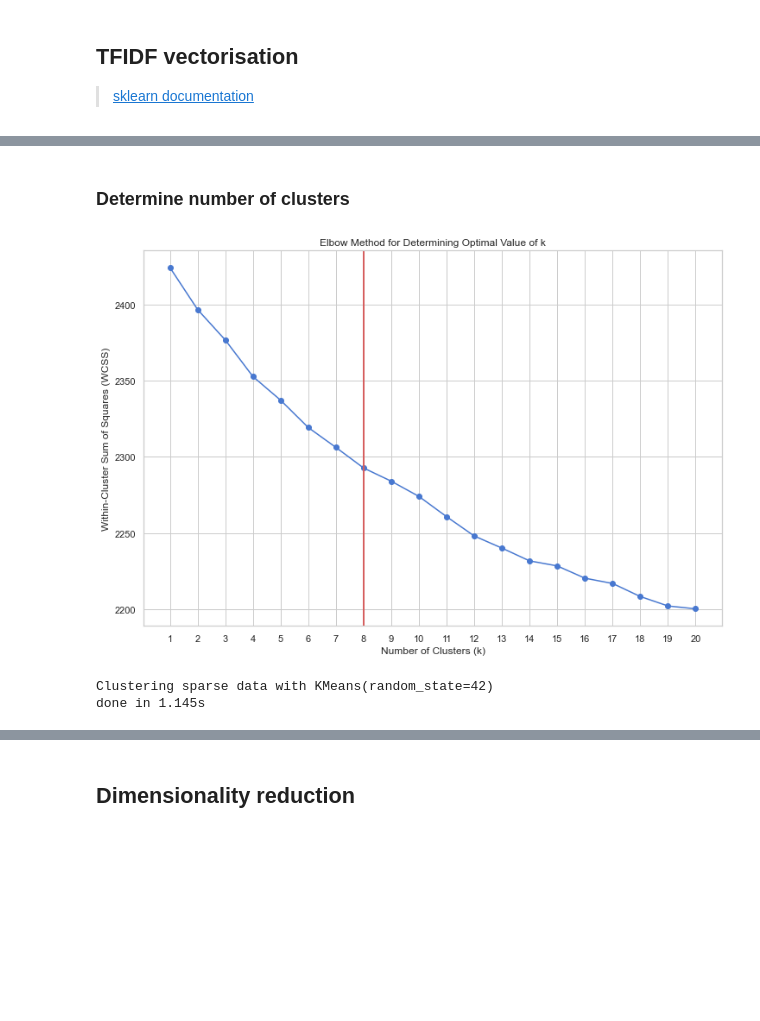
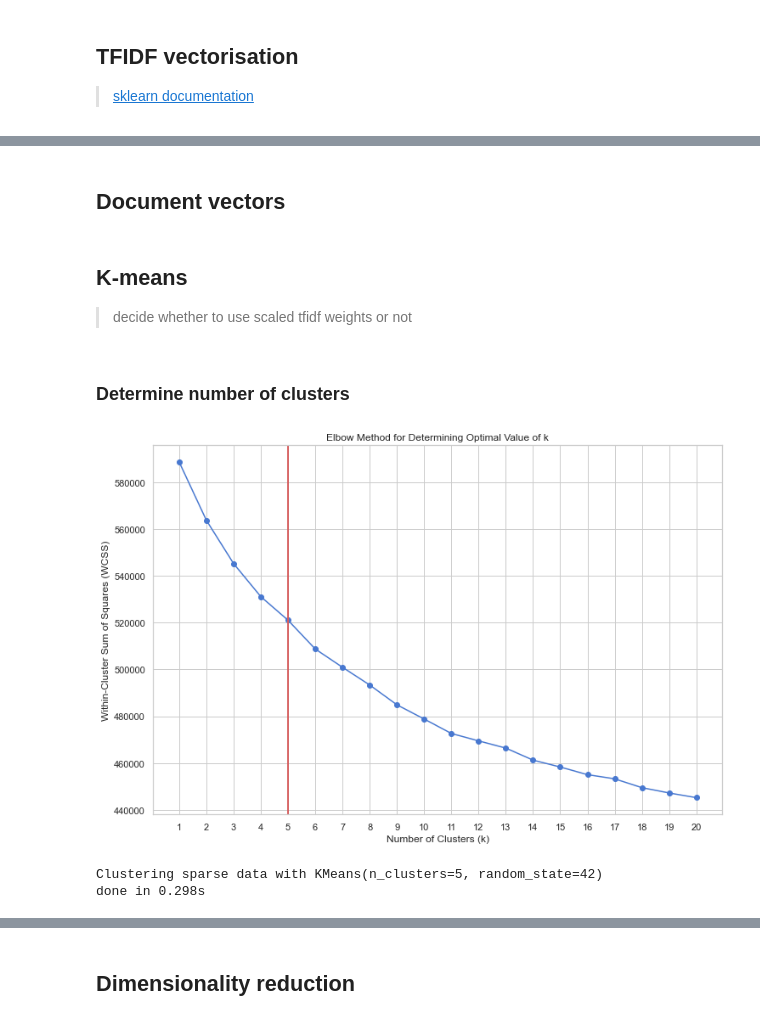
Before and after one commit to James-Leslie/spacy-tutorials, a Jupyter notebook: 3_Rocchio_classifier.ipynb, the cells around one changed output, grey strips where cells are left out. Saved outputs shown, nothing was run; the diff lists cells and outputs as text; code cells hidden in the pictures; blank space fills up the shorter version.

Commit message:
End to end clustering notebook

```diff
--- a/3_Rocchio_classifier.ipynb
+++ b/3_Rocchio_classifier.ipynb
@@ -64,18 +69,22 @@ punctuations = string.punctuation
 def custom_tokenizer(sentence):
 
     # remove newline chars, punctuation
-    exclude = ['\n', '’', *string.punctuation]
+    exclude = ['\n', '^', '[', '*', '-', ']', '’', '“', '”', '—', *string.punctuation]
     sentence = ''.join(ch for ch in sentence if ch not in exclude)
+
+    # remove extra whitespace
+    sentence = ' '.join(sentence.split())
 
     # creating our token object, which is used to create documents with linguistic annotations.
     tokens = nlp(sentence)
 
     # lemmatization, lowercase, strip extra whitespace
     tokens = [ word.lemma_.lower().strip() if word.lemma_ != "-PRON-" else word.lower_ for word in tokens ]
-#     tokens = [ w.lower_ for w in tokens ]
 
     # remove stopwords
     tokens = [ w for w in tokens if w not in stop_words ]
 
     # return preprocessed list of tokens
     return tokens
+# %%
+df['text'] = df['verified_reviews'].apply(lambda x: ' '.join(token for token in custom_tokenizer(x)))
@@ -115,3 +129,12 @@ from sklearn.cluster import KMeans
+# %% [markdown]
+## Document vectors
+# %%
+# get document vectors for each card
+X_vec = np.vstack([i for i in df['text'].apply(lambda x: nlp(x).vector)])
+X_vec = pd.DataFrame(X_vec)
+# %% [markdown]
+## K-means
+> decide whether to use scaled tfidf weights or not
 # %%
 # let's try everything between 1 and 20 clusters
 n_clusters = np.arange(1, 21)
@@ -123,7 +146,8 @@ errors = []
 for k in n_clusters:
     # perform k-means clustering
     km = KMeans(n_clusters=k, n_init=10, max_iter=300, random_state=42)
-    km.fit(X)
+    km.fit(StandardScaler().fit_transform(X_vec))
+#     km.fit(X)
     # measure WCSS
     errors.append(km.inertia_)
 # %% [markdown]
@@ -131,28 +155,28 @@ for k in n_clusters:
 # %%
 plt.figure(figsize=(12,8))
 plt.xlabel('Number of Clusters (k)')
 plt.ylabel('Within-Cluster Sum of Squares (WCSS)')
 plt.title('Elbow Method for Determining Optimal Value of k')
 plt.scatter(n_clusters, errors)
 plt.plot(n_clusters, errors)
 plt.xticks(n_clusters)
 
 # SET THE X-VALUE BELOW TO THE NUMBER OF CLUSTERS
 # AT WHICH THE ELBOW OCCURS
-plt.axvline(x=8, color='r', lw=2)
+plt.axvline(x=5, color='r', lw=2)
 plt.show()
 # %% [output]
-[figure, old version]
+[figure, new version]
 # %%
 # set number of clusters based on elbow plot
-k = 8
+k = 5
 
 km = KMeans(n_clusters=k, verbose=0, random_state=42)
 print("Clustering sparse data with %s" % km)
 t0 = time()
-km.fit(X)
+km.fit(StandardScaler().fit_transform(X_vec))
 print("done in %0.3fs" % (time() - t0))
 # %% [output]
-Clustering sparse data with KMeans(random_state=42)
-done in 1.145s
+Clustering sparse data with KMeans(n_clusters=5, random_state=42)
+done in 0.298s
 # %%
```
Also changed, not shown: parts of 33 cells of this notebook.
